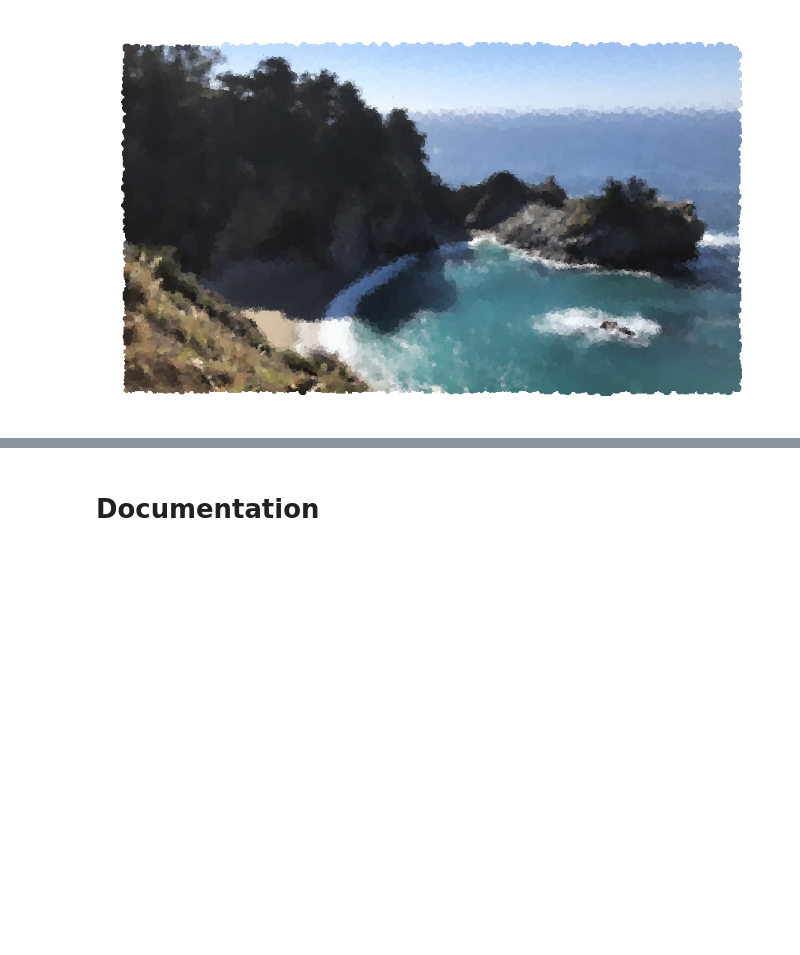
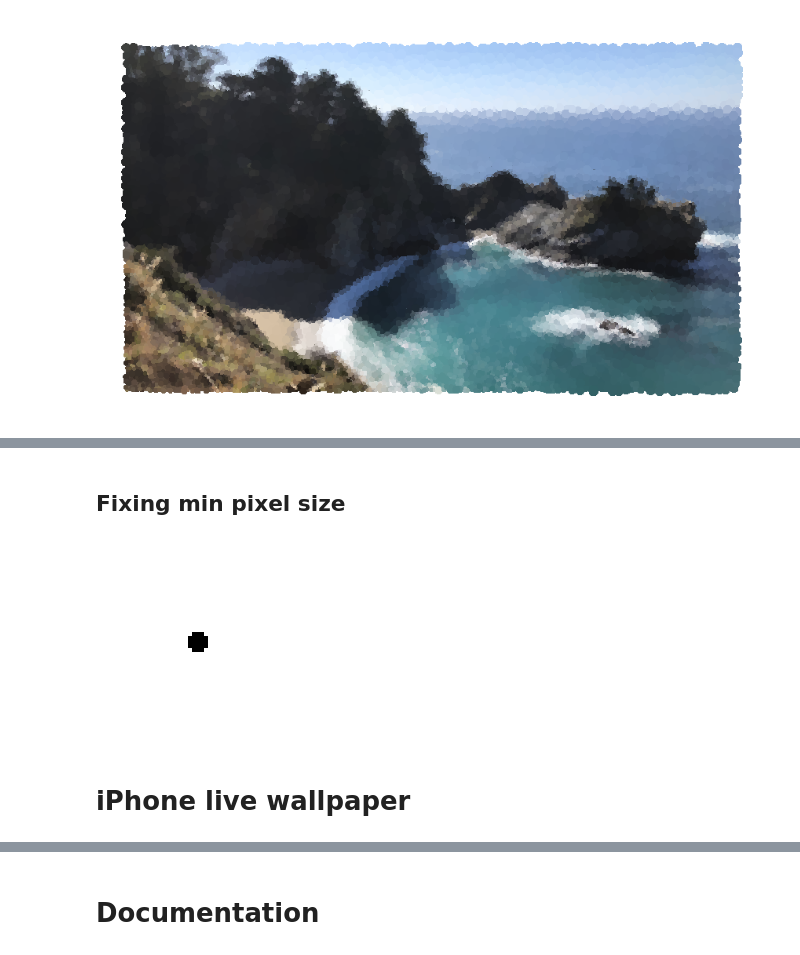
Before and after one commit to tsennott/pointillism, a Jupyter notebook: Pointillism Example Usage (working).ipynb, the cells around one changed output, grey strips where cells are left out. Saved outputs shown, nothing was run; the diff lists cells and outputs as text; code cells hidden in the pictures; blank space fills up the shorter version.

```diff
--- a/Pointillism Example Usage (working).ipynb
+++ b/Pointillism Example Usage (working).ipynb
@@ -203,0 +279,24 @@ images/pfieffer.jpg
+# %% [markdown]
+## Fixing min pixel size
+# %%
+image = Image.new(size=(50, 50), mode='RGB', color='white')
+loc = [25, 25]
+border = 0
+alpha = 255
+color=(0,0,0)
+
+r=2
+
+
+new_layer = Image.new('RGBA', (int(3*r), int(3*r)), (0, 0, 0, 0))
+draw = ImageDraw.Draw(new_layer)
+draw.ellipse((0, 0, 2*r, 2*r),
+             color + (alpha,))
+image.paste(new_layer, (border + loc[0] - int(r),
+                           border + loc[1] - int(r)),
+               new_layer)
+image.resize([200,200])
+# %% [output]
+[figure, added]
+# %% [markdown]
+# iPhone live wallpaper
```
Also changed, not shown: parts of 17 cells of this notebook, 7 other files.
